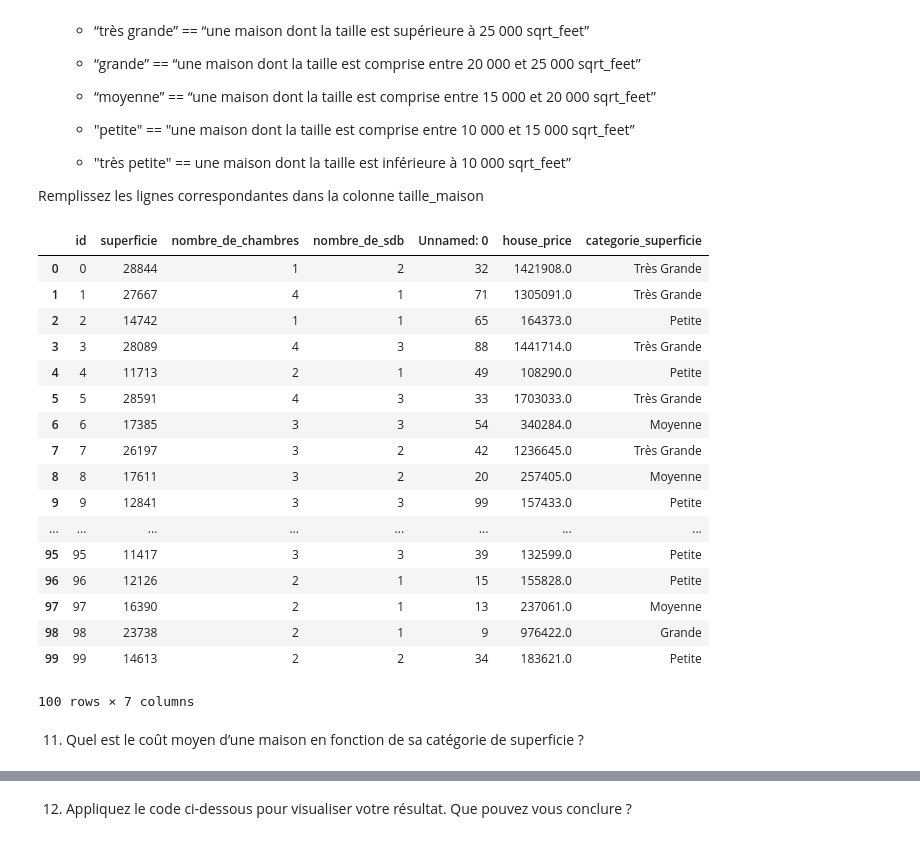
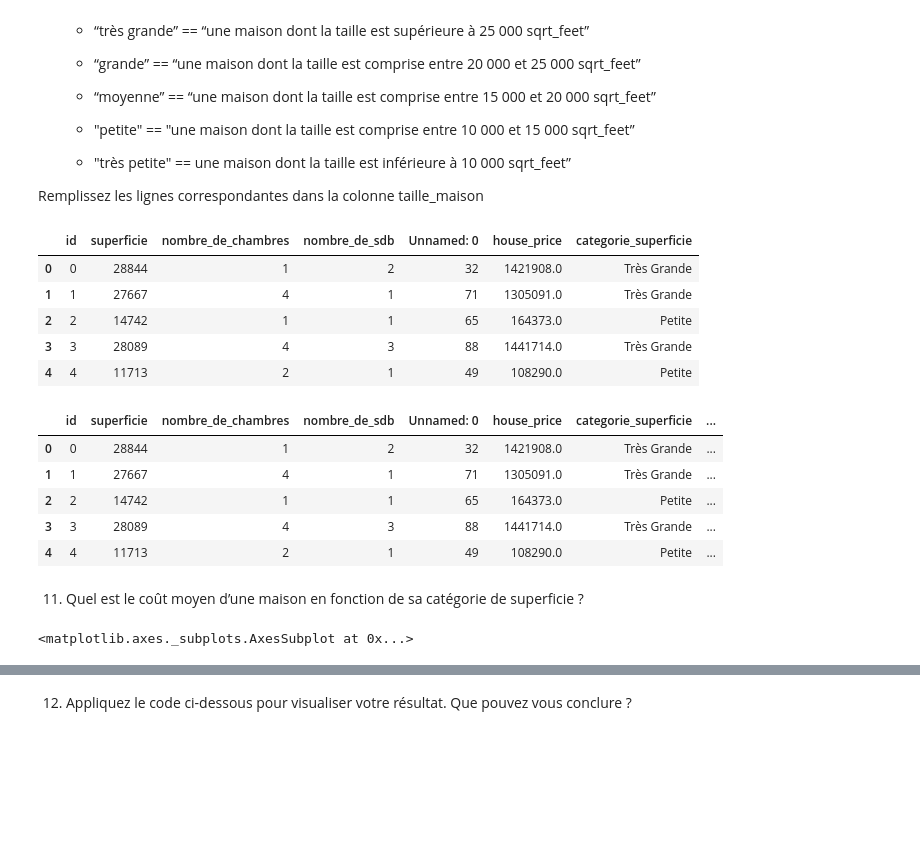
Before and after one commit to tbazzi/Data-Science---Fullstack-Bootcamp, a Jupyter notebook: 1. Fondamentaux de Python - House Market Exercice S1-4A.ipynb, the cells around one changed output, grey strips where cells are left out. Cells and saved outputs as stored; diff of their text form; code cells hidden in the pictures; blank space fills up the shorter version.

```diff
--- a/1. Fondamentaux de Python - House Market Exercice S1-4A.ipynb
+++ b/1. Fondamentaux de Python - House Market Exercice S1-4A.ipynb
@@ -153,29 +142,37 @@ Créez trois catégories qui respectivement correspondront à :
 Remplissez les lignes correspondantes dans la colonne taille_maison
 # %%
 dataset["categorie_superficie"] = dataset.superficie
-dataset["categorie_superficie"] = dataset["categorie_superficie"].apply(lambda x: "Très Grande" if x>25000 else "Grande" if x>20000 else "Moyenne" if x>15000 else "Petite" if x>10000 else "Très Petite")
-dataset
+dataset["categorie_superficie"] = dataset["categorie_superficie"].apply(lambda x: "Très Grande" if x>25000
+                                                                        else "Grande" if x>20000
+                                                                        else "Moyenne" if x>15000
+                                                                        else "Petite" if x>10000
+                                                                        else "Très Petite")
+dataset.head()
 # %% [output]
 |  | id | superficie | nombre_de_chambres | nombre_de_sdb | Unnamed: 0 | house_price | categorie_superficie |
 | 0 | 0 | 28844 | 1 | 2 | 32 | 1421908.0 | Très Grande |
 | 1 | 1 | 27667 | 4 | 1 | 71 | 1305091.0 | Très Grande |
 | 2 | 2 | 14742 | 1 | 1 | 65 | 164373.0 | Petite |
 | 3 | 3 | 28089 | 4 | 3 | 88 | 1441714.0 | Très Grande |
 | 4 | 4 | 11713 | 2 | 1 | 49 | 108290.0 | Petite |
-| 5 | 5 | 28591 | 4 | 3 | 33 | 1703033.0 | Très Grande |
-| 6 | 6 | 17385 | 3 | 3 | 54 | 340284.0 | Moyenne |
-| 7 | 7 | 26197 | 3 | 2 | 42 | 1236645.0 | Très Grande |
-| 8 | 8 | 17611 | 3 | 2 | 20 | 257405.0 | Moyenne |
-| 9 | 9 | 12841 | 3 | 3 | 99 | 157433.0 | Petite |
-| ... | ... | ... | ... | ... | ... | ... | ... |
-| 95 | 95 | 11417 | 3 | 3 | 39 | 132599.0 | Petite |
-| 96 | 96 | 12126 | 2 | 1 | 15 | 155828.0 | Petite |
-| 97 | 97 | 16390 | 2 | 1 | 13 | 237061.0 | Moyenne |
-| 98 | 98 | 23738 | 2 | 1 | 9 | 976422.0 | Grande |
-| 99 | 99 | 14613 | 2 | 2 | 34 | 183621.0 | Petite |
-100 rows × 7 columns
+# %%
+bins = [0, 10000, 15000, 20000, 25000,1000000]
+labels = ["Très Petite","Petite","Moyenne","Grande","Très Grande"]
+dataset['categorie_superficie2'] = pd.cut(dataset['superficie'], bins=bins, labels=labels)
+dataset.head()
+# %% [output]
+|  | id | superficie | nombre_de_chambres | nombre_de_sdb | Unnamed: 0 | house_price | categorie_superficie | ... |
+| 0 | 0 | 28844 | 1 | 2 | 32 | 1421908.0 | Très Grande | ... |
+| 1 | 1 | 27667 | 4 | 1 | 71 | 1305091.0 | Très Grande | ... |
+| 2 | 2 | 14742 | 1 | 1 | 65 | 164373.0 | Petite | ... |
+| 3 | 3 | 28089 | 4 | 3 | 88 | 1441714.0 | Très Grande | ... |
+| 4 | 4 | 11713 | 2 | 1 | 49 | 108290.0 | Petite | ... |
 # %% [markdown]
 11. Quel est le coût moyen d’une maison en fonction de sa catégorie de superficie ?
+# %%
+dataset.boxplot(column=["house_price"], by="categorie_superficie2")
+# %% [output]
+<matplotlib.axes._subplots.AxesSubplot at 0x...>
 # %%
 dataset.boxplot(column=["house_price"], by="categorie_superficie")
 # %% [output]
```
Also changed, not shown: parts of 7 cells of this notebook.
